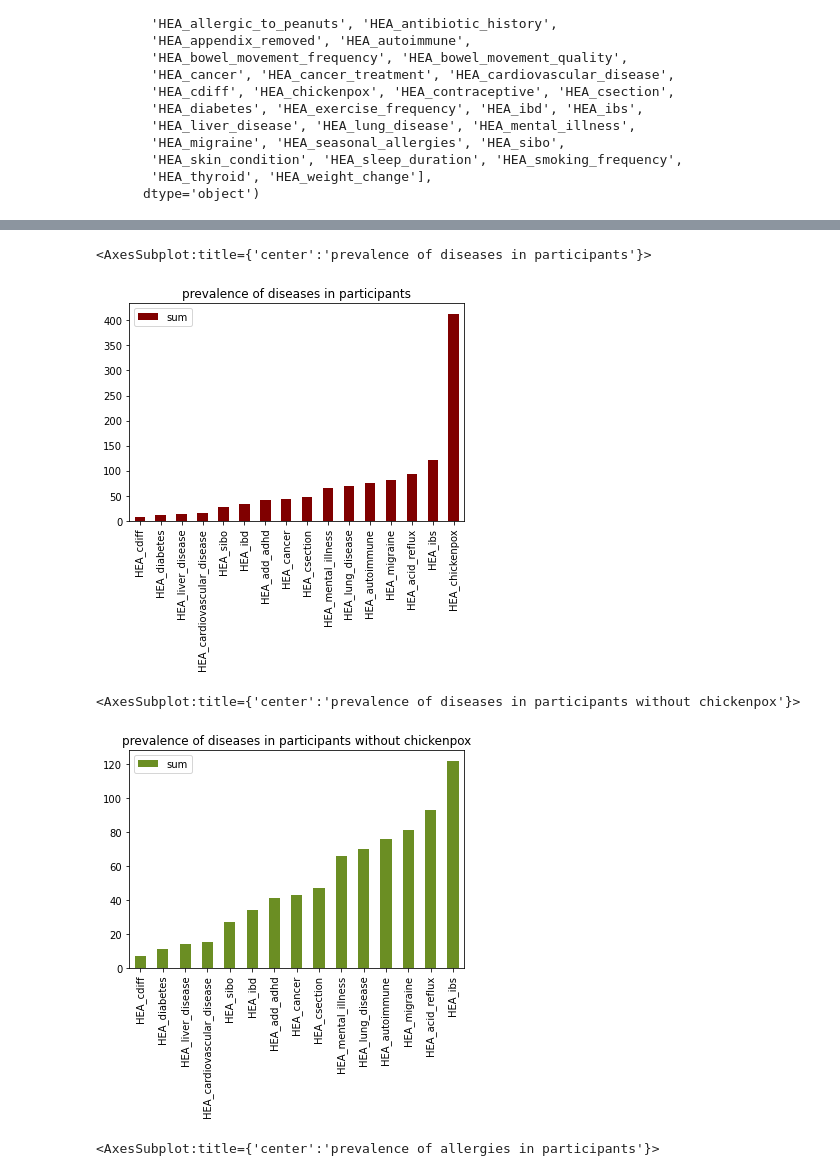
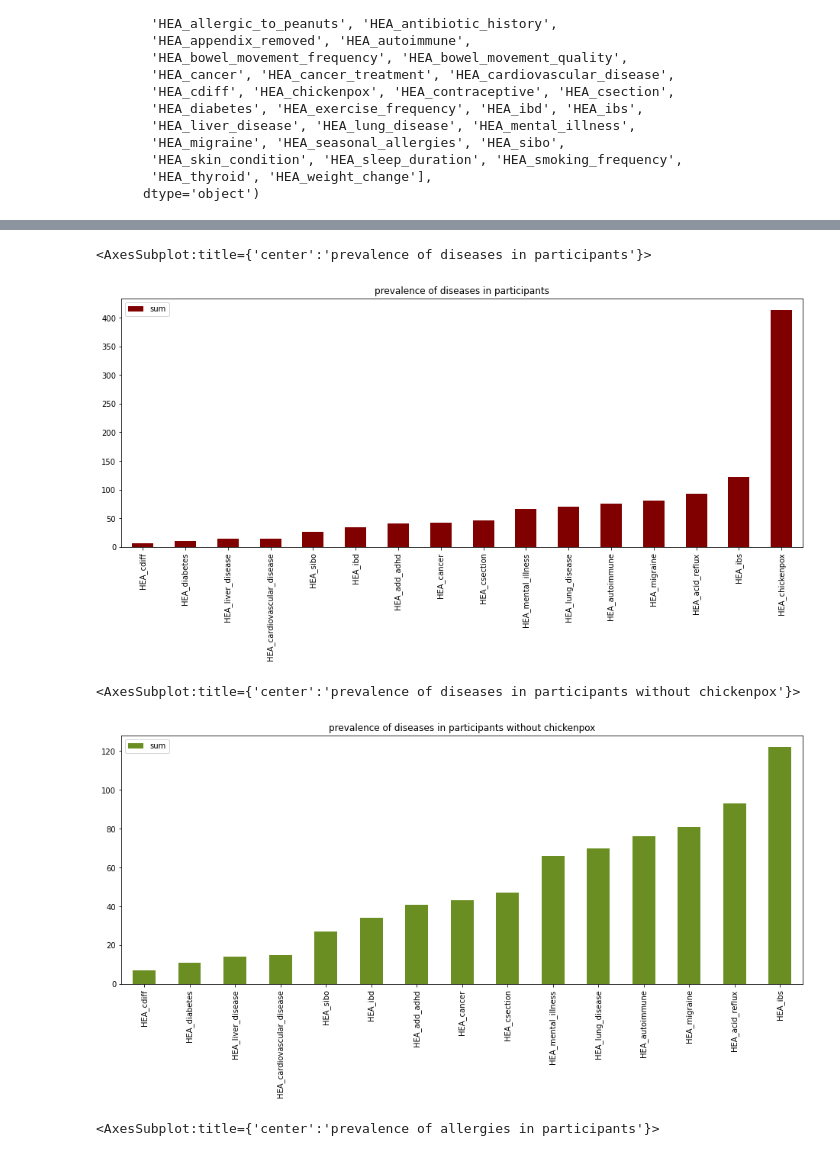
Before and after one commit to annawet/Poop-Power, a Jupyter notebook: ExploringMetadata.ipynb, the cells around one changed output, grey strips where cells are left out. Saved outputs shown, nothing was run; the diff lists cells and outputs as text; code cells hidden in the pictures.

```diff
--- a/ExploringMetadata.ipynb
+++ b/ExploringMetadata.ipynb
@@ -79,16 +117,16 @@ df_summary = df_summary.sort_values('sum')
 df_summary_no_chicken = pd.DataFrame(df_diseases_no_chicken.sum(), columns = ['sum'])
 df_summary_no_chicken = df_summary_no_chicken.sort_values('sum')
 # %%
-df_summary.plot(kind = 'bar', title = 'prevalence of diseases in participants', color = 'maroon')
+df_summary.plot(kind = 'bar', title = 'prevalence of diseases in participants', color = 'maroon', figsize = [16, 6])
 # %% [output]
 <AxesSubplot:title={'center':'prevalence of diseases in participants'}>
-[figure, old version]
+[figure, new version]
 # %%
 df_summary_no_chicken.plot(kind = 'bar', title = 'prevalence of diseases in participants without chickenpox',
-                           color = 'olivedrab')
+                           color = 'olivedrab', figsize = [16, 6])
 # %% [output]
 <AxesSubplot:title={'center':'prevalence of diseases in participants without chickenpox'}>
-[figure, old version]
+[figure, new version]
 # %%
 #same procedure as above for allergies
 allergies = ['HEA_allergic_to_peanuts','HEA_seasonal_allergies' ] #creating a list of all allergie-columns
```
Also changed, not shown: parts of 7 cells of this notebook.
